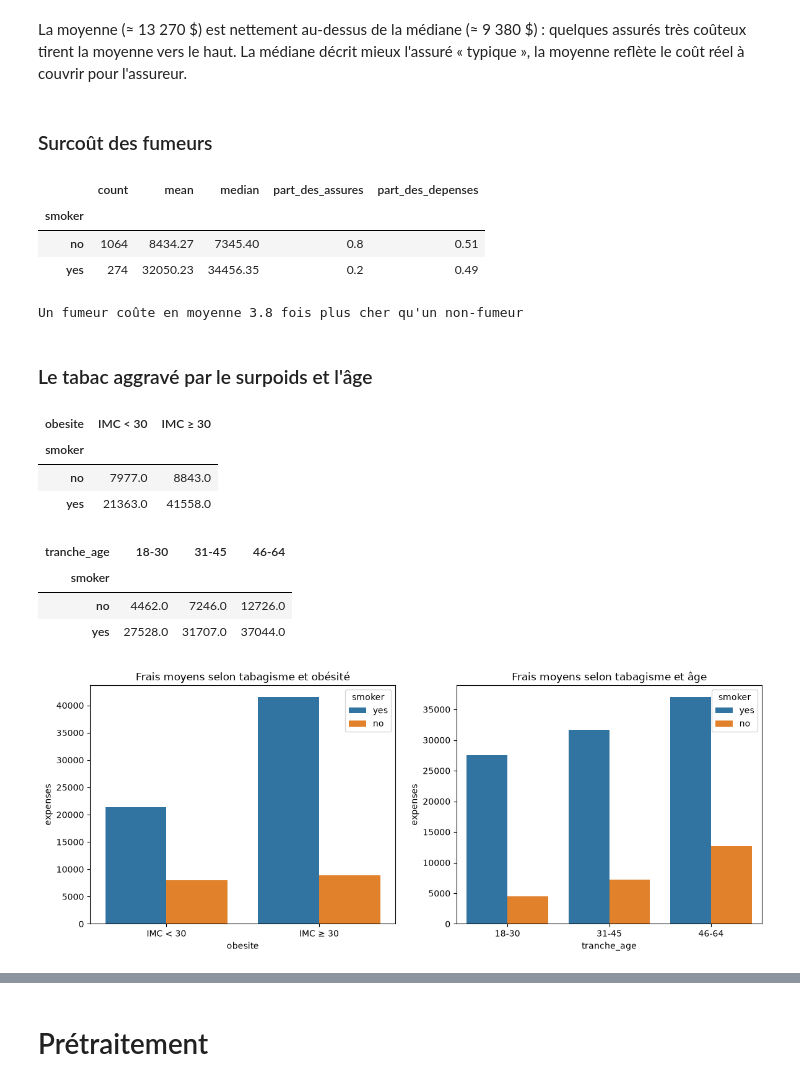
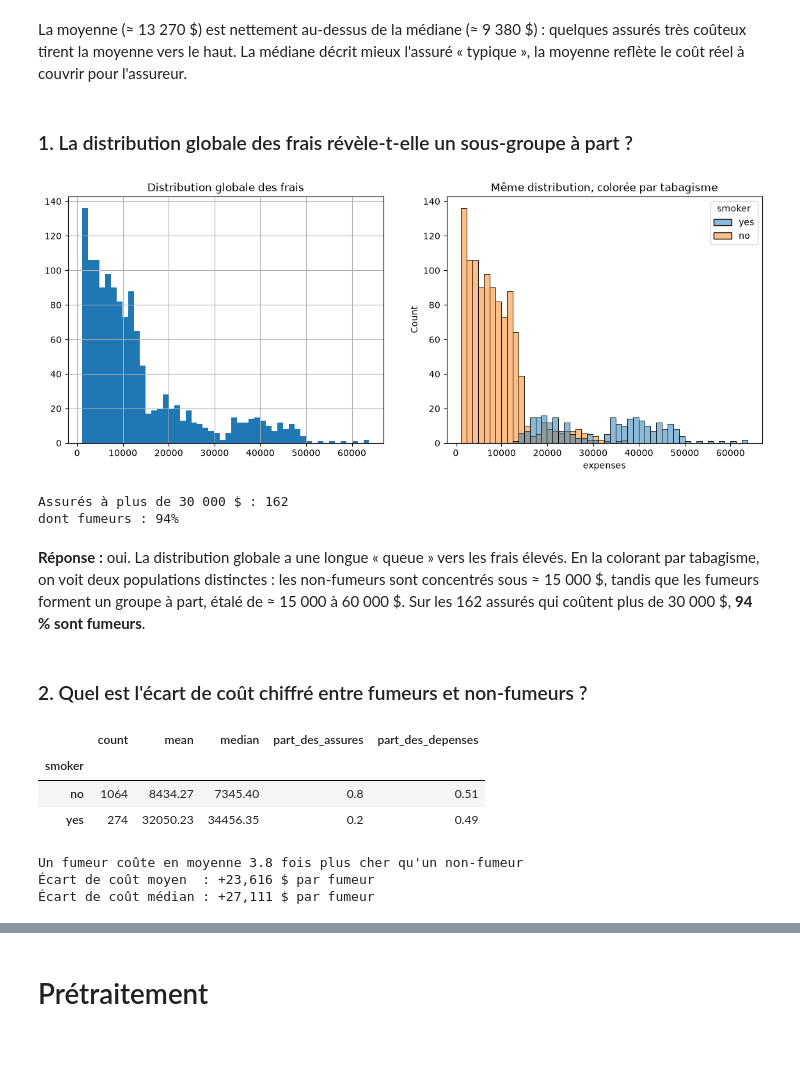
Before and after one commit to loicbonicontact-gif/Machine-Learning-Regression, a Jupyter notebook: Dav , Suz , Lo/aegis-health-coverage suz loic david.ipynb, the cells around one changed output, grey strips where cells are left out. Cells and saved outputs as stored; diff of their text form; code cells hidden in the pictures; blank space fills up the shorter version.

```diff
--- a/Dav , Suz , Lo/aegis-health-coverage suz loic david.ipynb
+++ b/Dav , Suz , Lo/aegis-health-coverage suz loic david.ipynb
@@ -137,8 +142,28 @@ Coût médian du portefeuille : 9,382 $
 Part de fumeurs             : 20.5%
 # %% [markdown]
 La moyenne (≈ 13 270 \$) est nettement au-dessus de la médiane (≈ 9 380 \$) : quelques assurés très coûteux tirent la moyenne vers le haut. La médiane décrit mieux l'assuré « typique », la moyenne reflète le coût réel à couvrir pour l'assureur.
-# %% [markdown]
-### Surcoût des fumeurs
+# %% [markdown]
+### 1. La distribution globale des frais révèle-t-elle un sous-groupe à part ?
+# %%
+fig, axes = plt.subplots(1, 2, figsize=(14, 5))
+df["expenses"].hist(bins=50, ax=axes[0])
+axes[0].set_title("Distribution globale des frais")
+sns.histplot(data=df, x="expenses", hue="smoker", bins=50, ax=axes[1])
+axes[1].set_title("Même distribution, colorée par tabagisme")
+plt.show()
+
+# Qui sont les assurés les plus coûteux ?
+gros_couts = df[df["expenses"] > 30000]
+print(f"Assurés à plus de 30 000 $ : {len(gros_couts)}")
+print(f"dont fumeurs : {(gros_couts['smoker'] == 'yes').mean():.0%}")
+# %% [output]
+[figure, added]
+Assurés à plus de 30 000 $ : 162
+dont fumeurs : 94%
+# %% [markdown]
+**Réponse :** oui. La distribution globale a une longue « queue » vers les frais élevés. En la colorant par tabagisme, on voit deux populations distinctes : les non-fumeurs sont concentrés sous ≈ 15 000 \$, tandis que les fumeurs forment un groupe à part, étalé de ≈ 15 000 à 60 000 \$. Sur les 162 assurés qui coûtent plus de 30 000 \$, **94 % sont fumeurs**.
+# %% [markdown]
+### 2. Quel est l'écart de coût chiffré entre fumeurs et non-fumeurs ?
 # %%
 stats_tabac = df.groupby("smoker")["expenses"].agg(["count", "mean", "median"])
 stats_tabac["part_des_assures"] = stats_tabac["count"] / len(df)
@@ -147,36 +172,16 @@ display(stats_tabac.round(2))
 
 ratio = stats_tabac.loc["yes", "mean"] / stats_tabac.loc["no", "mean"]
 print(f"Un fumeur coûte en moyenne {ratio:.1f} fois plus cher qu'un non-fumeur")
+
+ecart_moyen = stats_tabac.loc["yes", "mean"] - stats_tabac.loc["no", "mean"]
+ecart_median = stats_tabac.loc["yes", "median"] - stats_tabac.loc["no", "median"]
+print(f"Écart de coût moyen  : +{ecart_moyen:,.0f} $ par fumeur")
+print(f"Écart de coût médian : +{ecart_median:,.0f} $ par fumeur")
 # %% [output]
 |  | count | mean | median | part_des_assures | part_des_depenses |
 | smoker |  |  |  |  |  |
 | no | 1064 | 8434.27 | 7345.40 | 0.8 | 0.51 |
 | yes | 274 | 32050.23 | 34456.35 | 0.2 | 0.49 |
 Un fumeur coûte en moyenne 3.8 fois plus cher qu'un non-fumeur
+Écart de coût moyen  : +23,616 $ par fumeur
+Écart de coût médian : +27,111 $ par fumeur
-# %% [markdown]
-### Le tabac aggravé par le surpoids et l'âge
-# %%
-# Copie pour ne pas ajouter de colonnes à df (df sert ensuite à entraîner les modèles)
-df_tabac = df.copy()
-df_tabac["obesite"] = np.where(df_tabac["bmi"] >= 30, "IMC ≥ 30", "IMC < 30")
-df_tabac["tranche_age"] = pd.cut(df_tabac["age"], bins=[17, 30, 45, 64], labels=["18-30", "31-45", "46-64"])
-
-display(df_tabac.pivot_table(index="smoker", columns="obesite", values="expenses", aggfunc="mean").round(0))
-display(df_tabac.pivot_table(index="smoker", columns="tranche_age", values="expenses", aggfunc="mean", observed=True).round(0))
-
-fig, axes = plt.subplots(1, 2, figsize=(14, 5))
-sns.barplot(data=df_tabac, x="obesite", y="expenses", hue="smoker", errorbar=None, ax=axes[0])
-axes[0].set_title("Frais moyens selon tabagisme et obésité")
-sns.barplot(data=df_tabac, x="tranche_age", y="expenses", hue="smoker", errorbar=None, ax=axes[1])
-axes[1].set_title("Frais moyens selon tabagisme et âge")
-plt.show()
-# %% [output]
-| obesite | IMC < 30 | IMC ≥ 30 |
-| smoker |  |  |
-| no | 7977.0 | 8843.0 |
-| yes | 21363.0 | 41558.0 |
-| tranche_age | 18-30 | 31-45 | 46-64 |
-| smoker |  |  |  |
-| no | 4462.0 | 7246.0 | 12726.0 |
-| yes | 27528.0 | 31707.0 | 37044.0 |
-[figure, removed]
```
Also changed, not shown: parts of 12 cells of this notebook, 1 other file.
